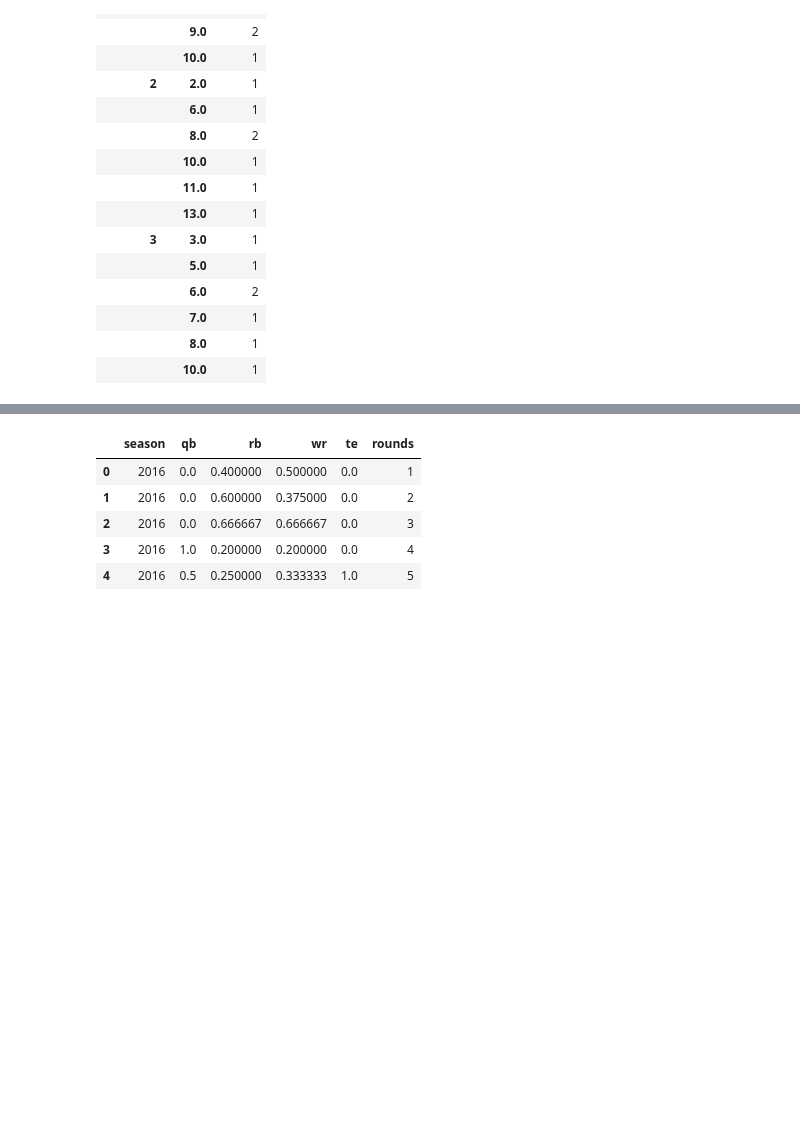
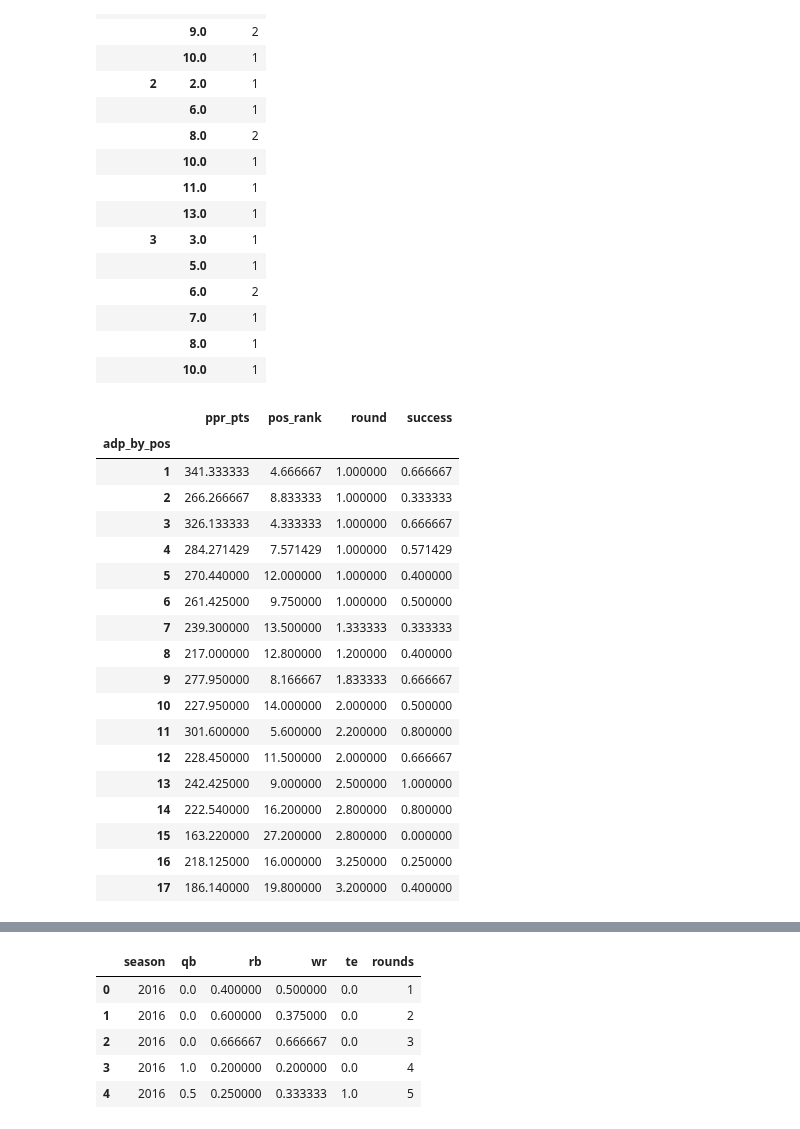
Before and after one commit to ffb-optimal-draft/ffb-draft-strategy, a Jupyter notebook: rm_scratch.ipynb, the cells around one changed output, grey strips where cells are left out. Cells and saved outputs as stored; diff of their text form; code cells hidden in the pictures; blank space fills up the shorter version.

```diff
--- a/rm_scratch.ipynb
+++ b/rm_scratch.ipynb
@@ -498,4 +502,26 @@ df[(df.pos_rank<4)&(df.pos=='QB')].groupby(['pos_rank','round'])[['player']].cou
 |  | 7.0 | 1 |
 |  | 8.0 | 1 |
 |  | 10.0 | 1 |
+# %%
+notinj[(notinj.pos=='RB') & (notinj.adp_by_pos<18)].groupby('adp_by_pos')[['ppr_pts','pos_rank','round','success']].mean()
+# %% [output]
+|  | ppr_pts | pos_rank | round | success |
+| adp_by_pos |  |  |  |  |
+| 1 | 341.333333 | 4.666667 | 1.000000 | 0.666667 |
+| 2 | 266.266667 | 8.833333 | 1.000000 | 0.333333 |
+| 3 | 326.133333 | 4.333333 | 1.000000 | 0.666667 |
+| 4 | 284.271429 | 7.571429 | 1.000000 | 0.571429 |
+| 5 | 270.440000 | 12.000000 | 1.000000 | 0.400000 |
+| 6 | 261.425000 | 9.750000 | 1.000000 | 0.500000 |
+| 7 | 239.300000 | 13.500000 | 1.333333 | 0.333333 |
+| 8 | 217.000000 | 12.800000 | 1.200000 | 0.400000 |
+| 9 | 277.950000 | 8.166667 | 1.833333 | 0.666667 |
+| 10 | 227.950000 | 14.000000 | 2.000000 | 0.500000 |
+| 11 | 301.600000 | 5.600000 | 2.200000 | 0.800000 |
+| 12 | 228.450000 | 11.500000 | 2.000000 | 0.666667 |
+| 13 | 242.425000 | 9.000000 | 2.500000 | 1.000000 |
+| 14 | 222.540000 | 16.200000 | 2.800000 | 0.800000 |
+| 15 | 163.220000 | 27.200000 | 2.800000 | 0.000000 |
+| 16 | 218.125000 | 16.000000 | 3.250000 | 0.250000 |
+| 17 | 186.140000 | 19.800000 | 3.200000 | 0.400000 |
 # %%
```
Also changed, not shown: parts of 6 cells of this notebook, 1 other file.
